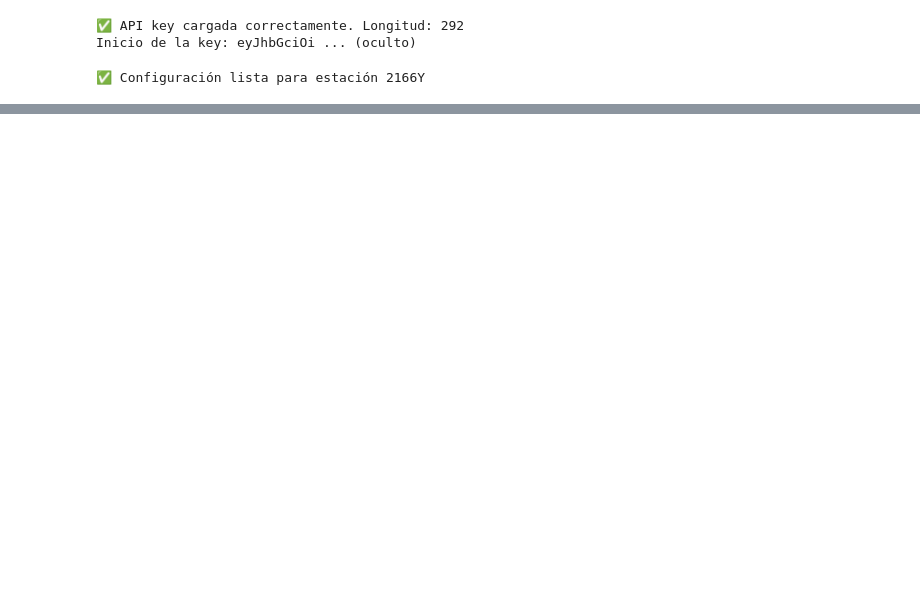
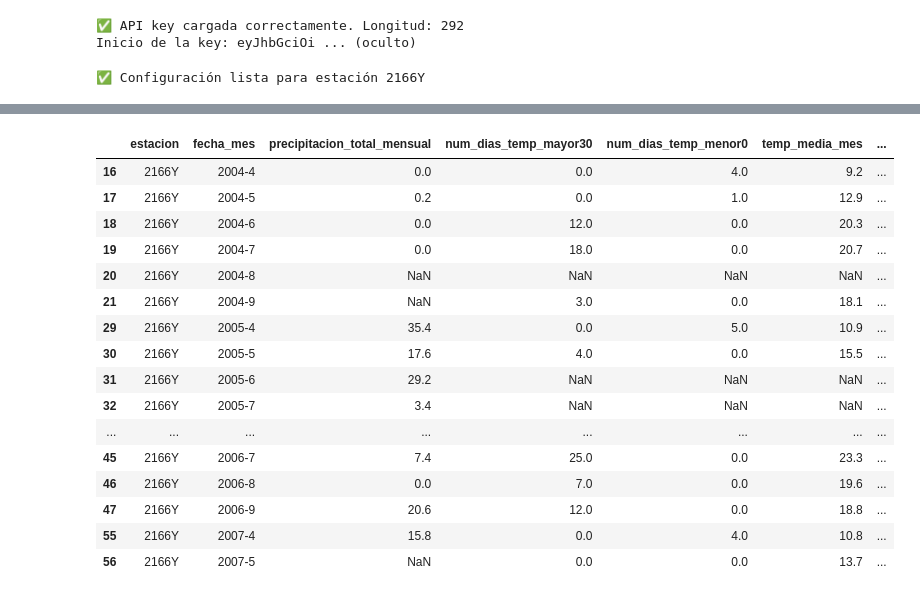
Before and after one commit to martacarballo/vino-para-quedarse, a Jupyter notebook: analisis_vino.ipynb, the cells around one changed output, grey strips where cells are left out. Drawn from its saved outputs; the diff is of its cells as text; code cells hidden in the pictures; blank space fills up the shorter version.

```diff
--- a/analisis_vino.ipynb
+++ b/analisis_vino.ipynb
@@ -207,0 +345,4 @@ df_aemet.to_csv("aemet_vino_raw.csv", index=False)
+# %%
+#Eliminar columnas innecesarias, por ejemplo np_100
+df_aemet_clean.drop(columns=['np_100', 'np_001', 'np_300', 'np_010', 'tm_min', 'ta_max', 'ts_min', 'ta_min', 'ti_max', 'tm_max', 'e', 'n_cub', 'n_des', 'n_nub', 'p_max'], inplace=True)
+df_aemet_clean.head()
@@ -207,0 +356,12 @@ df_aemet.to_csv("aemet_vino_raw.csv", index=False)
+# %%
+#Data cleanining de la columna de "fecha_mes" para tener mes y año (no días),
+#por ejemplo tengo el formato "2003-1" quiero que sea 2003 en una columna y en otra columna lo que está después del "-", es decir, 1
+# Separar en dos columnas: año y mes
+df_aemet_clean[["año", "mes"]] = (
+    df_aemet_clean["fecha_mes"]
+        .astype(str)                # por si viene como número
+        .str.split("-", expand=True)
+        .astype(int)                # si quieres que sean enteros
+)
+
+df_aemet_clean.head()
@@ -207,0 +375,10 @@ df_aemet.to_csv("aemet_vino_raw.csv", index=False)
+# %%
+#Ordenar ascendentemente por año y mes:
+
+df_aemet_clean = (
+    df_aemet_clean
+        .sort_values(["año", "mes"], ascending=[True, True])
+        .reset_index(drop=True)
+)
+
+df_aemet_clean.head()
@@ -207,0 +395,25 @@ df_aemet.to_csv("aemet_vino_raw.csv", index=False)
+# %%
+# Nos quedamos con los meses del 4 al 9, ambos incluidos y eliminamos el resto y también eliminamos 2003 porque no tiene datos completos
+df_aemet_clean = df_aemet_clean[
+    (df_aemet_clean["mes"] >= 4) &  (df_aemet_clean["mes"] <= 9) &
+    (df_aemet_clean["año"] != 2003)
+]
+df_aemet_clean.head(20)
+# %% [output]
+|  | estacion | fecha_mes | precipitacion_total_mensual | num_dias_temp_mayor30 | num_dias_temp_menor0 | temp_media_mes | ... |
+| 16 | 2166Y | 2004-4 | 0.0 | 0.0 | 4.0 | 9.2 | ... |
+| 17 | 2166Y | 2004-5 | 0.2 | 0.0 | 1.0 | 12.9 | ... |
+| 18 | 2166Y | 2004-6 | 0.0 | 12.0 | 0.0 | 20.3 | ... |
+| 19 | 2166Y | 2004-7 | 0.0 | 18.0 | 0.0 | 20.7 | ... |
+| 20 | 2166Y | 2004-8 | NaN | NaN | NaN | NaN | ... |
+| 21 | 2166Y | 2004-9 | NaN | 3.0 | 0.0 | 18.1 | ... |
+| 29 | 2166Y | 2005-4 | 35.4 | 0.0 | 5.0 | 10.9 | ... |
+| 30 | 2166Y | 2005-5 | 17.6 | 4.0 | 0.0 | 15.5 | ... |
+| 31 | 2166Y | 2005-6 | 29.2 | NaN | NaN | NaN | ... |
+| 32 | 2166Y | 2005-7 | 3.4 | NaN | NaN | NaN | ... |
+| ... | ... | ... | ... | ... | ... | ... | ... |
+| 45 | 2166Y | 2006-7 | 7.4 | 25.0 | 0.0 | 23.3 | ... |
+| 46 | 2166Y | 2006-8 | 0.0 | 7.0 | 0.0 | 19.6 | ... |
+| 47 | 2166Y | 2006-9 | 20.6 | 12.0 | 0.0 | 18.8 | ... |
+| 55 | 2166Y | 2007-4 | 15.8 | 0.0 | 4.0 | 10.8 | ... |
+| 56 | 2166Y | 2007-5 | NaN | 0.0 | 0.0 | 13.7 | ... |
```
Also changed, not shown: parts of 20 cells of this notebook, 2 other files.
